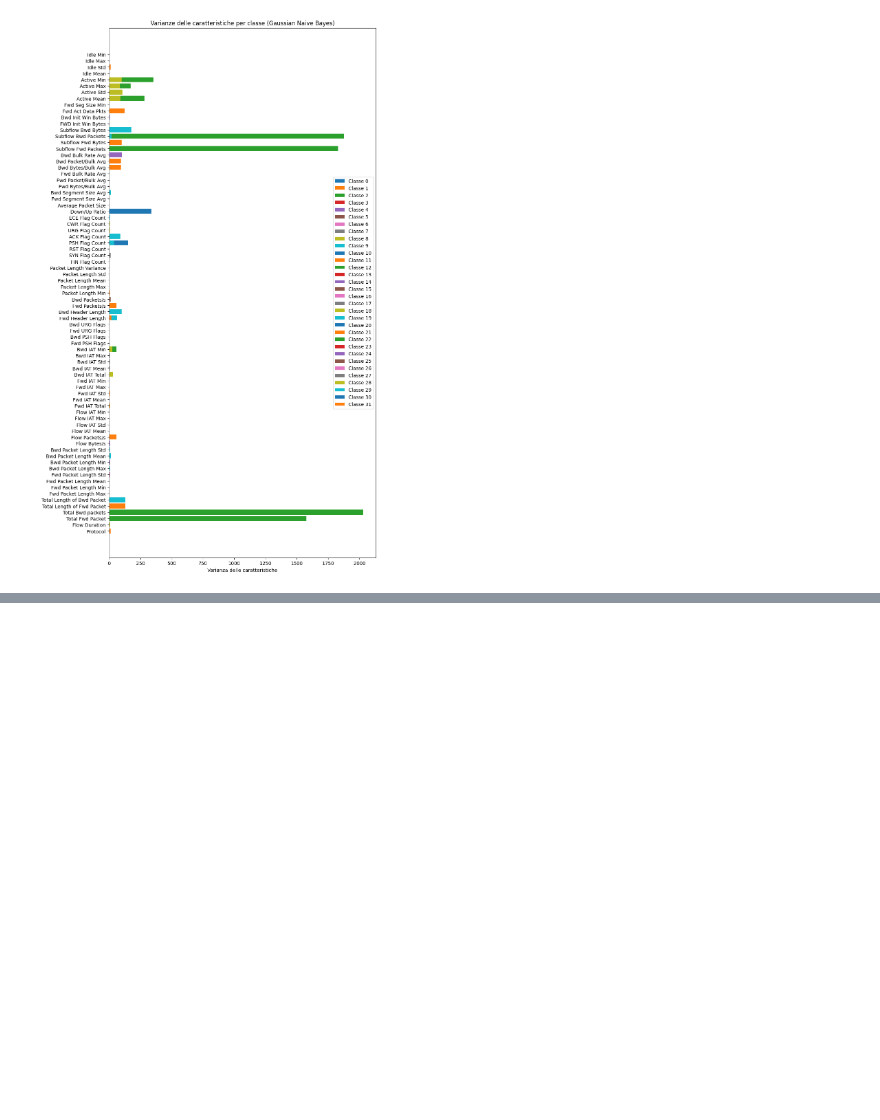
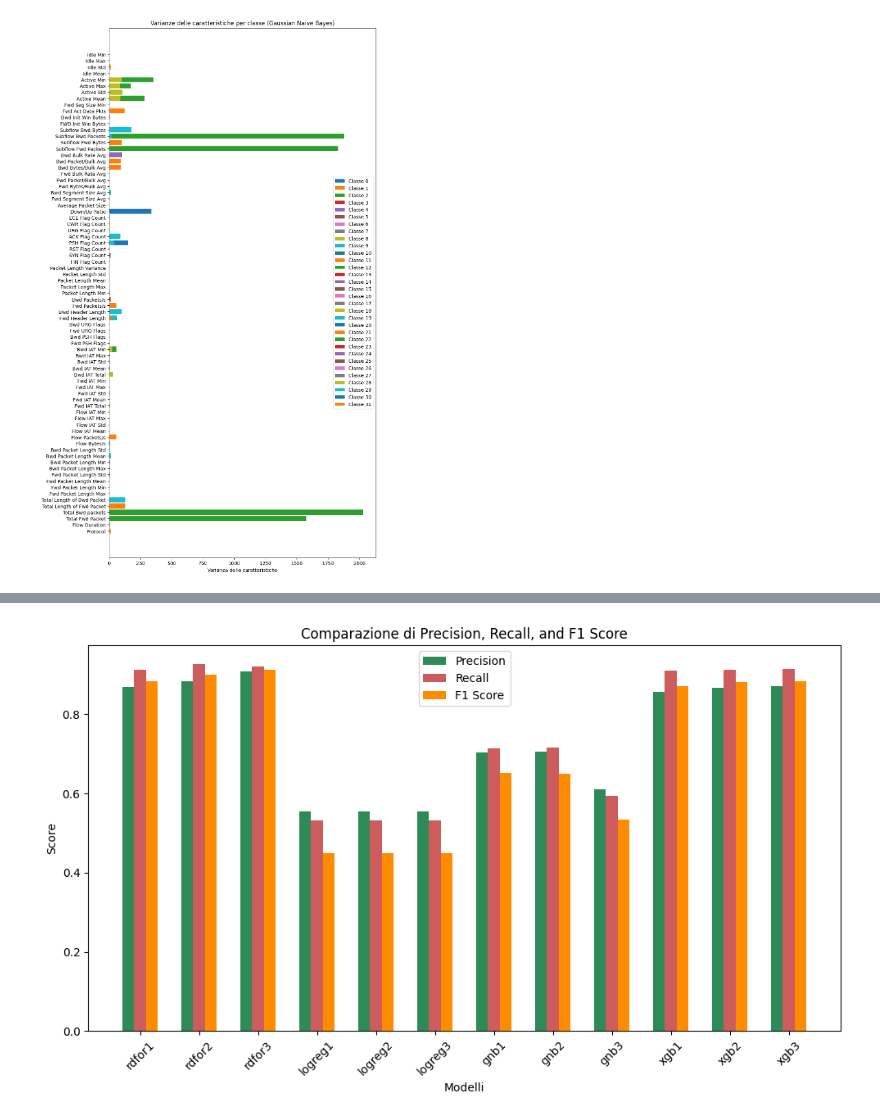
Before and after one commit to NicCasss/BigData, a Jupyter notebook: index.ipynb, the cells around one changed output, grey strips where cells are left out. Cells and saved outputs as stored; diff of their text form; code cells hidden in the pictures; blank space fills up the shorter version.

```diff
--- a/index.ipynb
+++ b/index.ipynb
@@ -562,0 +709,27 @@ weighted avg       0.98      0.98      0.98     15046
+# %%
+# Creazione DataFrame delle metriche
+metrics_df = pd.DataFrame({
+    'Model': list(precision_.keys()),
+    'Precision': list(precision_.values()),
+    'Recall': list(recall_.values()),
+    'F1 Score': list(f1_.values())
+})
+
+# Plot
+x = np.arange(len(metrics_df))  # Indici dei modelli
+bar_width = 0.2
+
+plt.figure(figsize=(10, 6))
+plt.bar(x - bar_width, metrics_df['Precision'], width=bar_width, label='Precision', color='seagreen')
+plt.bar(x, metrics_df['Recall'], width=bar_width, label='Recall', color='indianred')
+plt.bar(x + bar_width, metrics_df['F1 Score'], width=bar_width, label='F1 Score', color='darkorange')
+
+plt.xlabel('Modelli')
+plt.ylabel('Score')
+plt.title('Comparazione di Precision, Recall, and F1 Score')
+plt.xticks(x, metrics_df['Model'], rotation=45)
+plt.legend()
+plt.tight_layout()
+plt.show()
+# %% [output]
+[figure, added]
```
Also changed, not shown: parts of 29 cells of this notebook.
